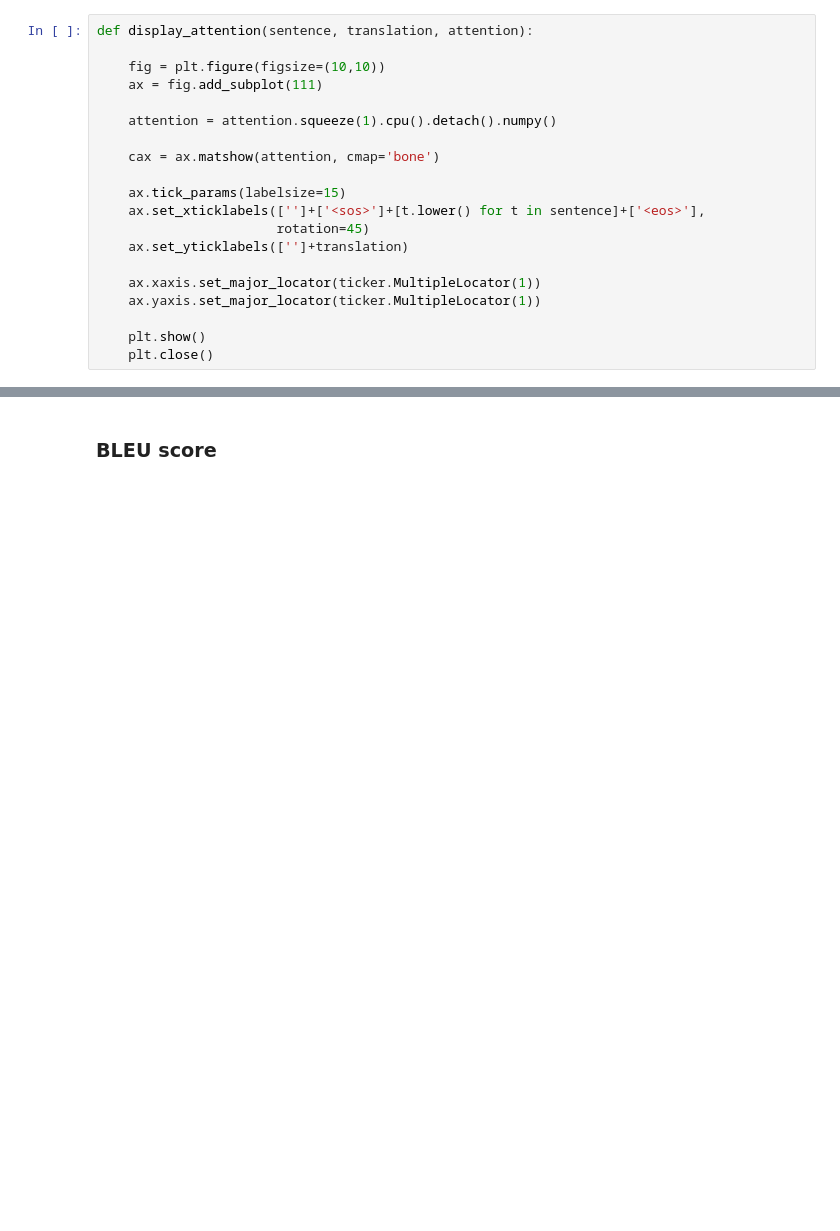
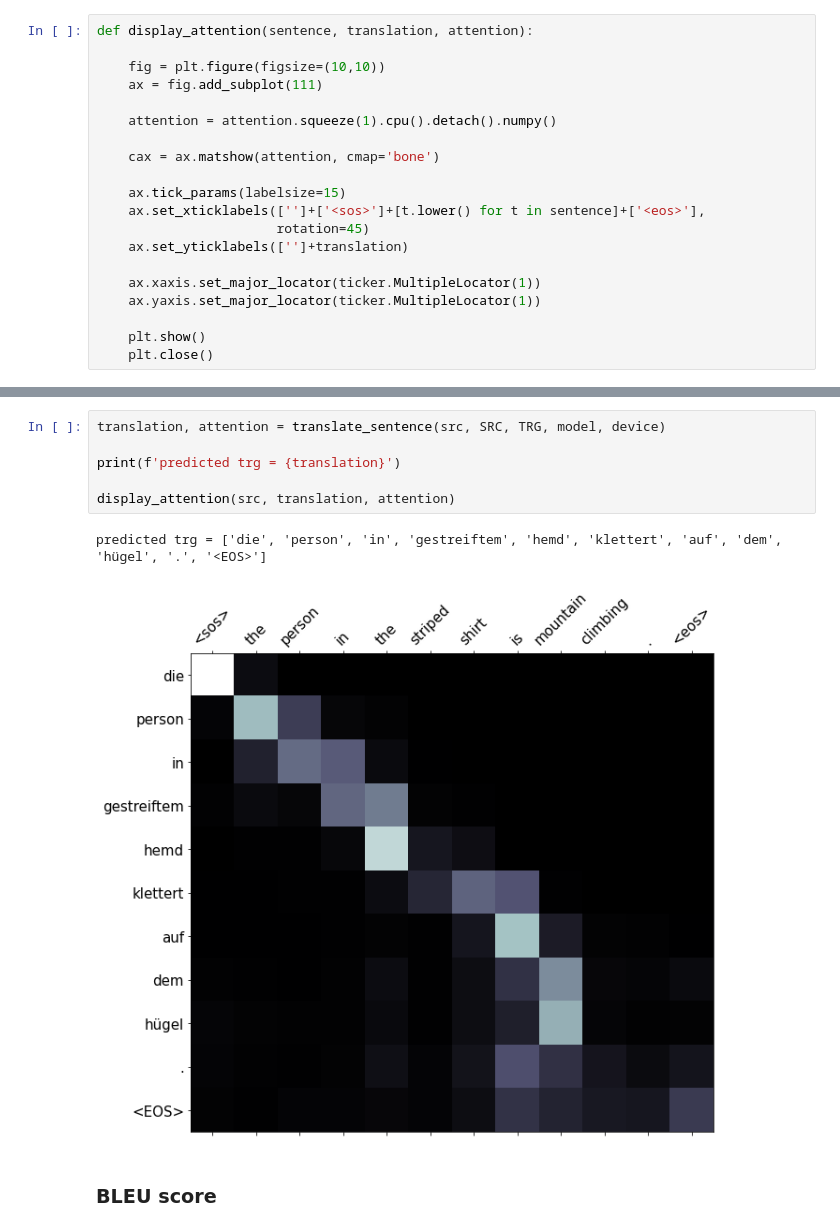
Before and after one commit to Shashank-Holla/TSAI-END-Program, a Jupyter notebook: 10- HandsOn 4/RNN_attention_based_machine_translation_with_packed_padded_sequence.ipynb, the cells around one changed output, grey strips where cells are left out. Cells and saved outputs as stored; diff of their text form; blank space fills up the shorter version.

```diff
--- a/10- HandsOn 4/RNN_attention_based_machine_translation_with_packed_padded_sequence.ipynb
+++ b/10- HandsOn 4/RNN_attention_based_machine_translation_with_packed_padded_sequence.ipynb
@@ -633,2 +751,11 @@ display_attention(src, translation, attention)
+# %%
+translation, attention = translate_sentence(src, SRC, TRG, model, device)
+
+print(f'predicted trg = {translation}')
+
+display_attention(src, translation, attention)
+# %% [output]
+predicted trg = ['die', 'person', 'in', 'gestreiftem', 'hemd', 'klettert', 'auf', 'dem', 'hügel', '.', '<EOS>']
+[figure, added]
 # %% [markdown]
 ### BLEU score
```
Also changed, not shown: parts of 28 cells of this notebook.
